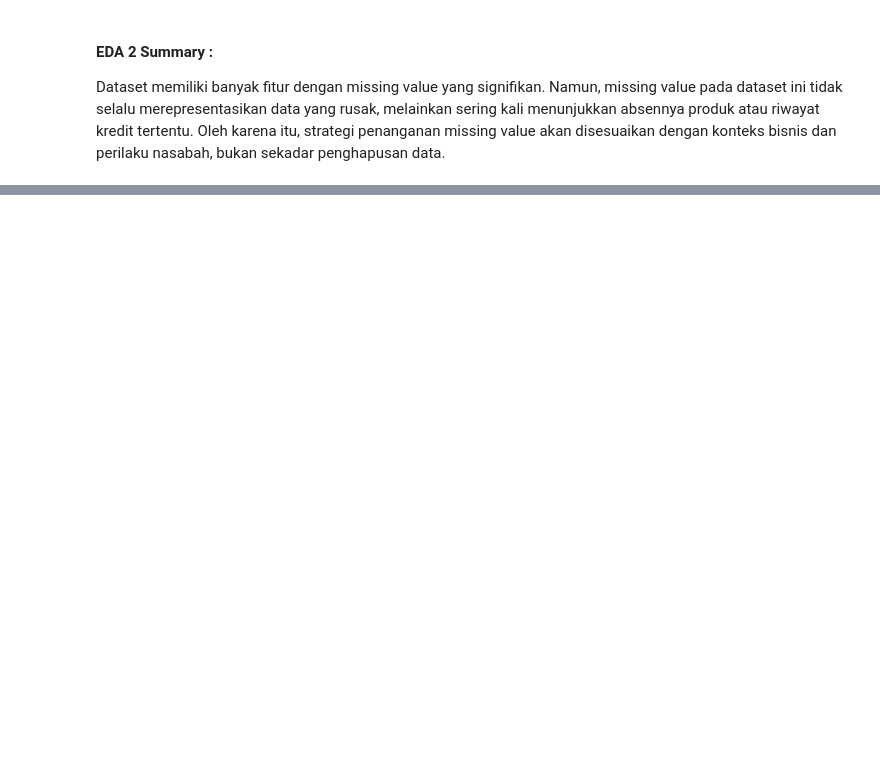
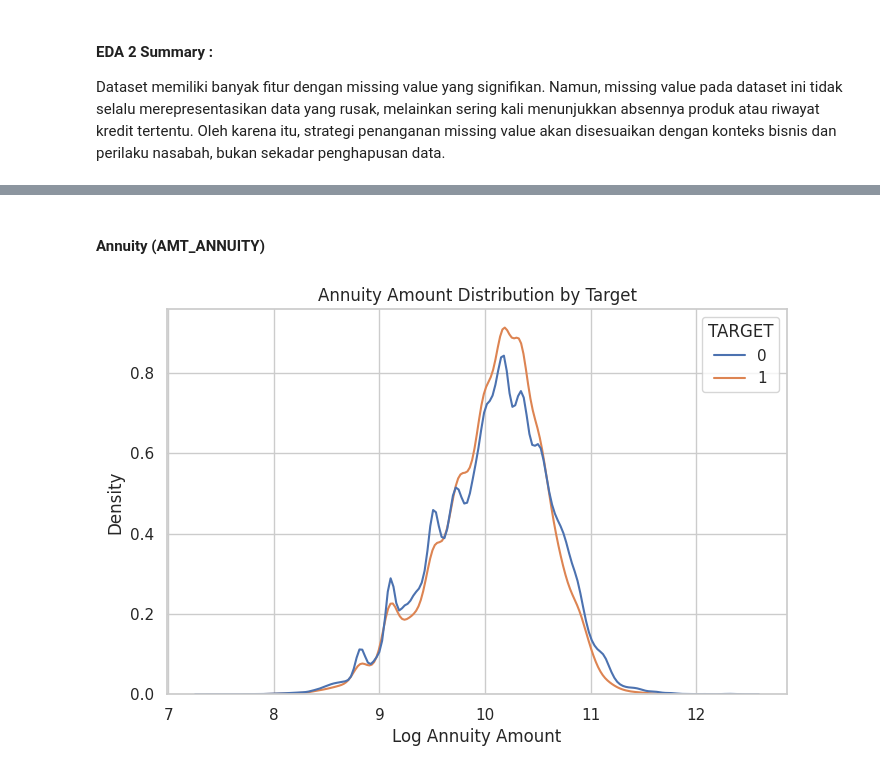
Before and after one commit to ookapratama/ML-Experiments, a Jupyter notebook: home_credit_default_risk/notebooks/eda.ipynb, the cells around one changed output, grey strips where cells are left out. Cells and saved outputs as stored; diff of their text form; code cells hidden in the pictures; blank space fills up the shorter version.

```diff
--- a/home_credit_default_risk/notebooks/eda.ipynb
+++ b/home_credit_default_risk/notebooks/eda.ipynb
@@ -282,0 +413,16 @@ Dataset memiliki banyak fitur dengan missing value yang signifikan. Namun, missi
+# %% [markdown]
+#### Annuity (AMT_ANNUITY)
+# %%
+data['LOG_ANNUITY'] = np.log1p(data['AMT_ANNUITY'])
+
+sns.kdeplot(
+    data=data,
+    x='LOG_ANNUITY',
+    hue='TARGET',
+    common_norm=False
+)
+plt.title('Annuity Amount Distribution by Target')
+plt.xlabel('Log Annuity Amount')
+plt.show()
+# %% [output]
+[figure, added]
```
Also changed, not shown: parts of 31 cells of this notebook.
